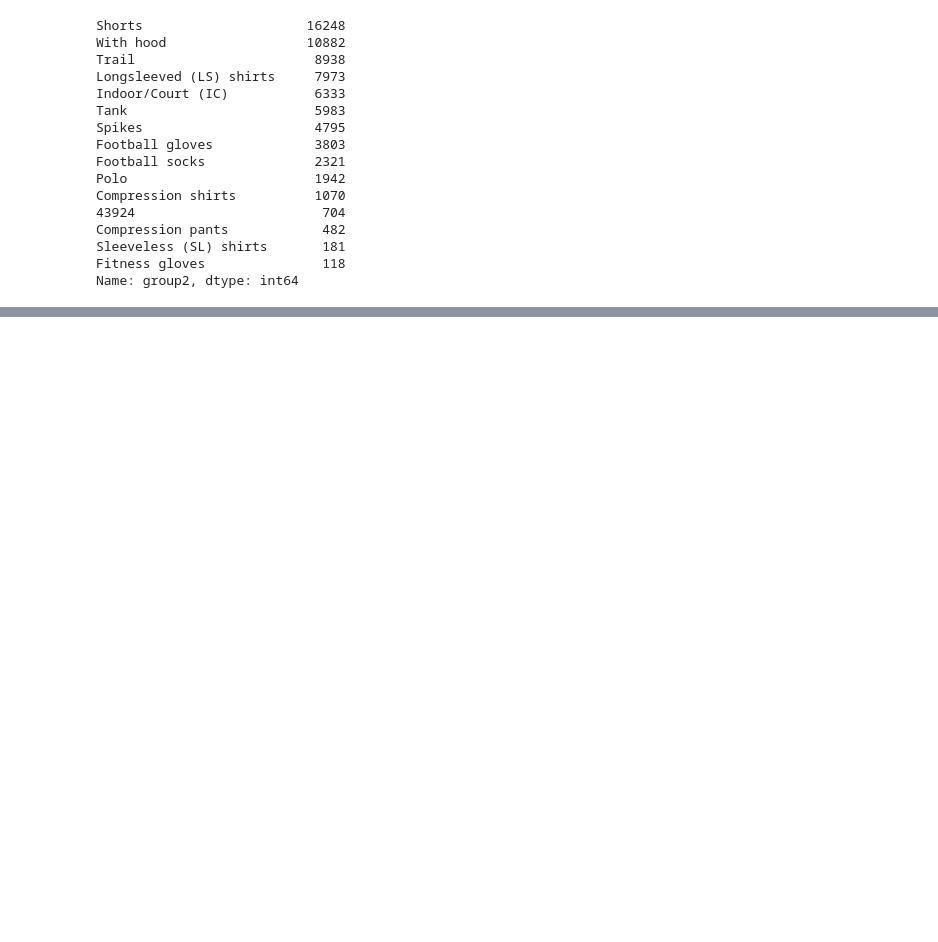
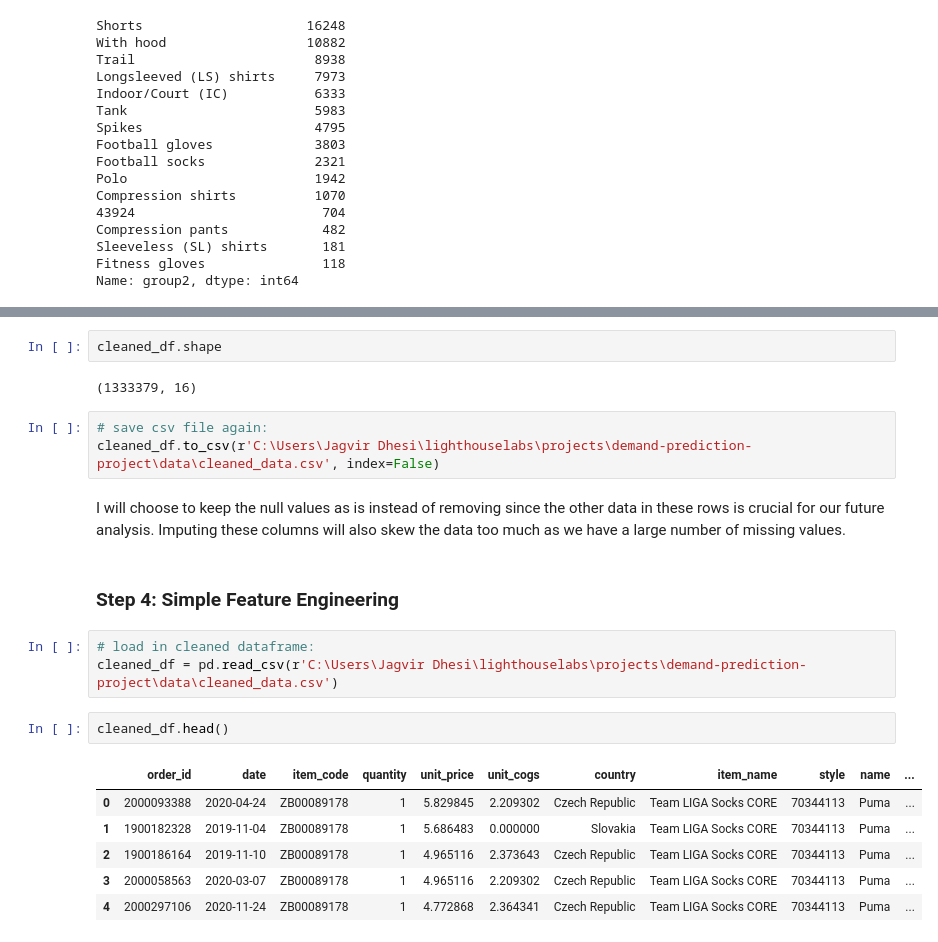
Before and after one commit to Jaghs/Demand-Prediciton, a Jupyter notebook: src/eda_and_cleaning.ipynb, the cells around one changed output, grey strips where cells are left out. Cells and saved outputs as stored; diff of their text form; blank space fills up the shorter version.

```diff
--- a/src/eda_and_cleaning.ipynb
+++ b/src/eda_and_cleaning.ipynb
@@ -419,0 +547,23 @@ items_df[group2_null].head()
+# %%
+cleaned_df.shape
+# %% [output]
+(1333379, 16)
+# %%
+# save csv file again:
+cleaned_df.to_csv(r'C:\Users\Jagvir Dhesi\lighthouselabs\projects\demand-prediction-project\data\cleaned_data.csv', index=False)
+# %% [markdown]
+I will choose to keep the null values as is instead of removing since the other data in these rows is crucial for our future analysis. Imputing these columns will also skew the data too much as we have a large number of missing values.
+# %% [markdown]
+### Step 4: Simple Feature Engineering
+# %%
+# load in cleaned dataframe:
+cleaned_df = pd.read_csv(r'C:\Users\Jagvir Dhesi\lighthouselabs\projects\demand-prediction-project\data\cleaned_data.csv')
+# %%
+cleaned_df.head()
+# %% [output]
+|  | order_id | date | item_code | quantity | unit_price | unit_cogs | country | item_name | style | name | ... |
+| 0 | 2000093388 | 2020-04-24 | ZB00089178 | 1 | 5.829845 | 2.209302 | Czech Republic | Team LIGA Socks CORE | 70344113 | Puma | ... |
+| 1 | 1900182328 | 2019-11-04 | ZB00089178 | 1 | 5.686483 | 0.000000 | Slovakia | Team LIGA Socks CORE | 70344113 | Puma | ... |
+| 2 | 1900186164 | 2019-11-10 | ZB00089178 | 1 | 4.965116 | 2.373643 | Czech Republic | Team LIGA Socks CORE | 70344113 | Puma | ... |
+| 3 | 2000058563 | 2020-03-07 | ZB00089178 | 1 | 4.965116 | 2.209302 | Czech Republic | Team LIGA Socks CORE | 70344113 | Puma | ... |
+| 4 | 2000297106 | 2020-11-24 | ZB00089178 | 1 | 4.772868 | 2.364341 | Czech Republic | Team LIGA Socks CORE | 70344113 | Puma | ... |
```
Also changed, not shown: parts of 24 cells of this notebook.
